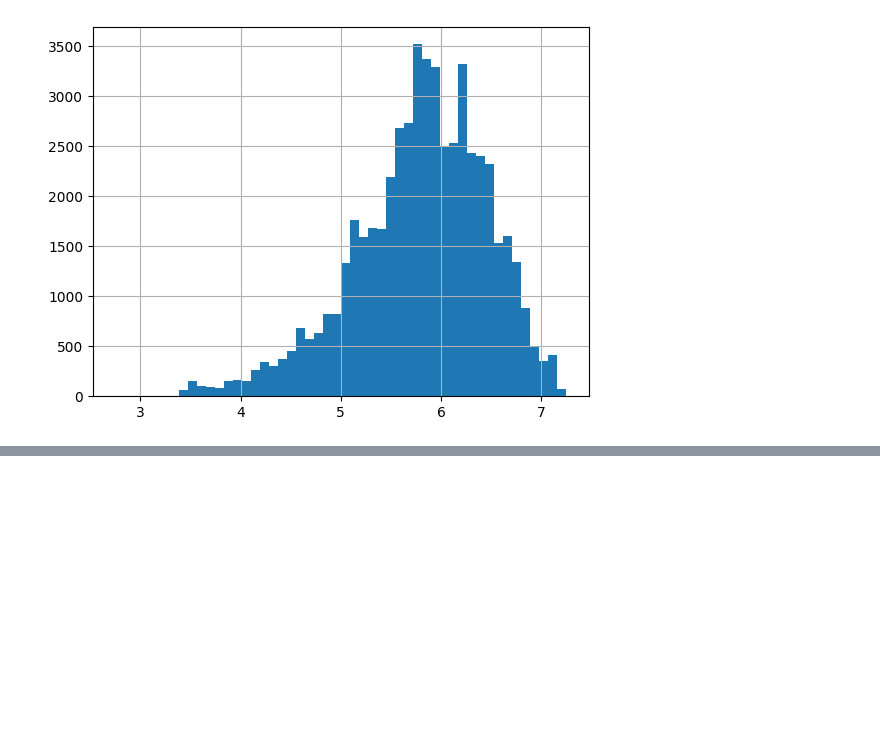
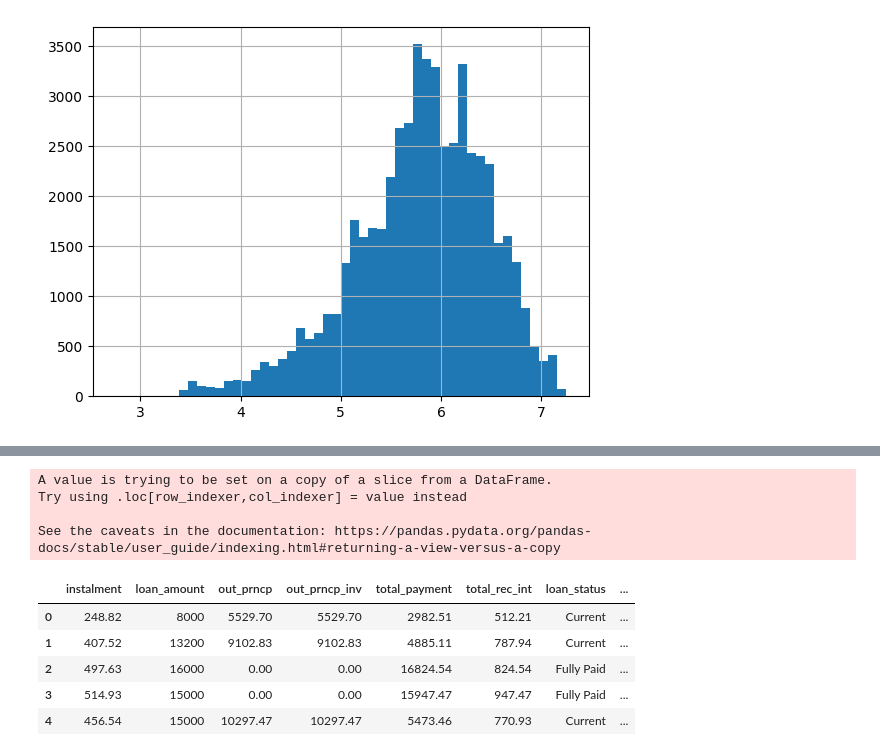
Before and after one commit to tgcoughlin/exploratory-data-analysis---customer-loans-in-finance597, a Jupyter notebook: db.ipynb, the cells around one changed output, grey strips where cells are left out. Drawn from its saved outputs; the diff is of its cells as text; code cells hidden in the pictures; blank space fills up the shorter version.

```diff
--- a/db.ipynb
+++ b/db.ipynb
@@ -622,0 +735,18 @@ log_instalment.hist(bins=50)
+# %%
+"""Task One, part 2 - 6 months later"""
+#Need to revert to 'new_df' as colinearity task removed key columns needed to calc position in 6 months
+
+new_df['total_received_6months'] = new_df['total_payment'] + (new_df['instalment'] * 6)
+
+new_df[['instalment', 'loan_amount', 'out_prncp', 'out_prncp_inv', 'total_payment', 'total_rec_int', 'loan_status', 'total_received_6months']].head()
+# %% [output]
+A value is trying to be set on a copy of a slice from a DataFrame.
+Try using .loc[row_indexer,col_indexer] = value instead
+
+See the caveats in the documentation: https://pandas.pydata.org/pandas-docs/stable/user_guide/indexing.html#returning-a-view-versus-a-copy
+|  | instalment | loan_amount | out_prncp | out_prncp_inv | total_payment | total_rec_int | loan_status | ... |
+| 0 | 248.82 | 8000 | 5529.70 | 5529.70 | 2982.51 | 512.21 | Current | ... |
+| 1 | 407.52 | 13200 | 9102.83 | 9102.83 | 4885.11 | 787.94 | Current | ... |
+| 2 | 497.63 | 16000 | 0.00 | 0.00 | 16824.54 | 824.54 | Fully Paid | ... |
+| 3 | 514.93 | 15000 | 0.00 | 0.00 | 15947.47 | 947.47 | Fully Paid | ... |
+| 4 | 456.54 | 15000 | 10297.47 | 10297.47 | 5473.46 | 770.93 | Current | ... |
```
Also changed, not shown: parts of 16 cells of this notebook, 2 other files.
